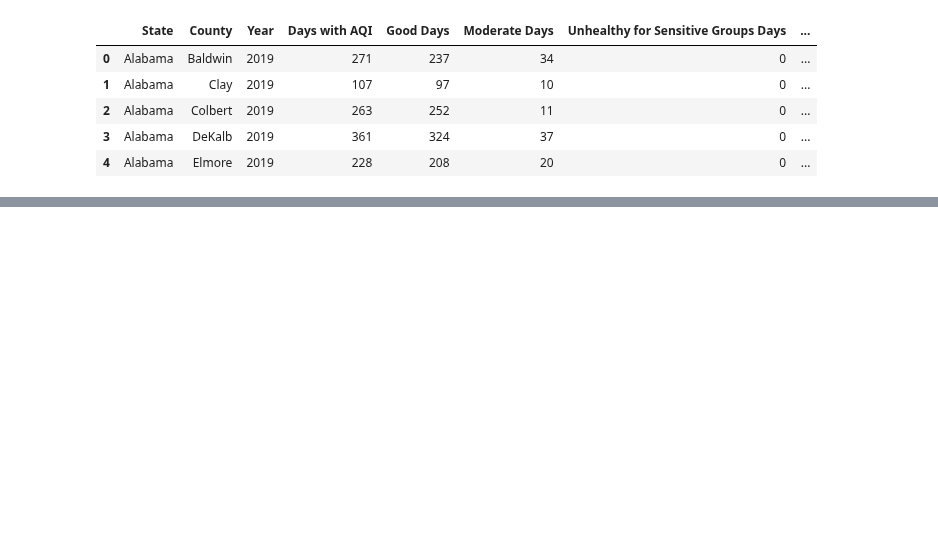
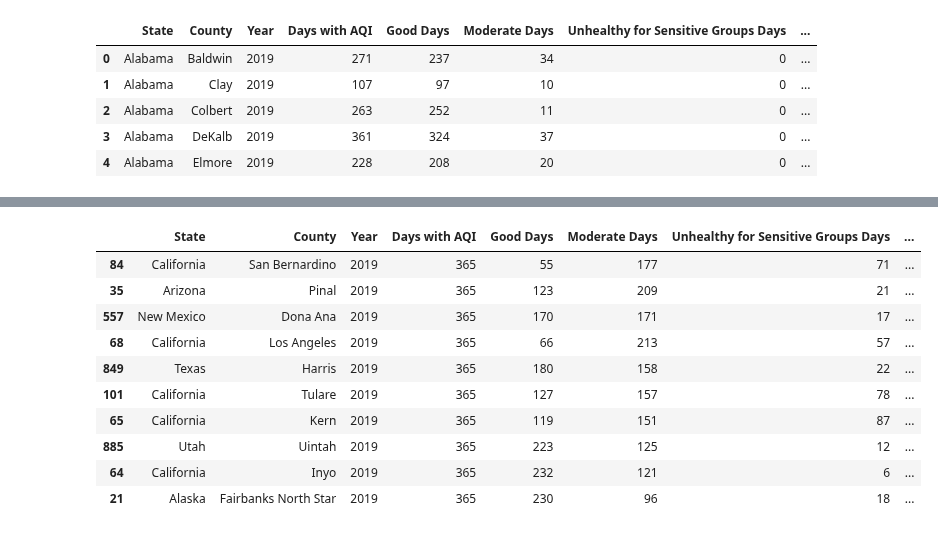
Before and after one commit to AvatarJoshi/copd_project, a Jupyter notebook: 2019/AirQuality_2019.ipynb, the cells around one changed output, grey strips where cells are left out. Saved outputs shown, nothing was run; the diff lists cells and outputs as text; code cells hidden in the pictures; blank space fills up the shorter version.

```diff
--- a/2019/AirQuality_2019.ipynb
+++ b/2019/AirQuality_2019.ipynb
@@ -33,0 +125,15 @@ Name: Days with AQI, dtype: float64
+# %%
+# Sory by Very Unhealthy Days
+aqi_df.sort_values(by=['Very Unhealthy Days'],  ascending=False).head(10)
+# %% [output]
+|  | State | County | Year | Days with AQI | Good Days | Moderate Days | Unhealthy for Sensitive Groups Days | ... |
+| 84 | California | San Bernardino | 2019 | 365 | 55 | 177 | 71 | ... |
+| 35 | Arizona | Pinal | 2019 | 365 | 123 | 209 | 21 | ... |
+| 557 | New Mexico | Dona Ana | 2019 | 365 | 170 | 171 | 17 | ... |
+| 68 | California | Los Angeles | 2019 | 365 | 66 | 213 | 57 | ... |
+| 849 | Texas | Harris | 2019 | 365 | 180 | 158 | 22 | ... |
+| 101 | California | Tulare | 2019 | 365 | 127 | 157 | 78 | ... |
+| 65 | California | Kern | 2019 | 365 | 119 | 151 | 87 | ... |
+| 885 | Utah | Uintah | 2019 | 365 | 223 | 125 | 12 | ... |
+| 64 | California | Inyo | 2019 | 365 | 232 | 121 | 6 | ... |
+| 21 | Alaska | Fairbanks North Star | 2019 | 365 | 230 | 96 | 18 | ... |
```
Also changed, not shown: parts of 7 cells of this notebook.
